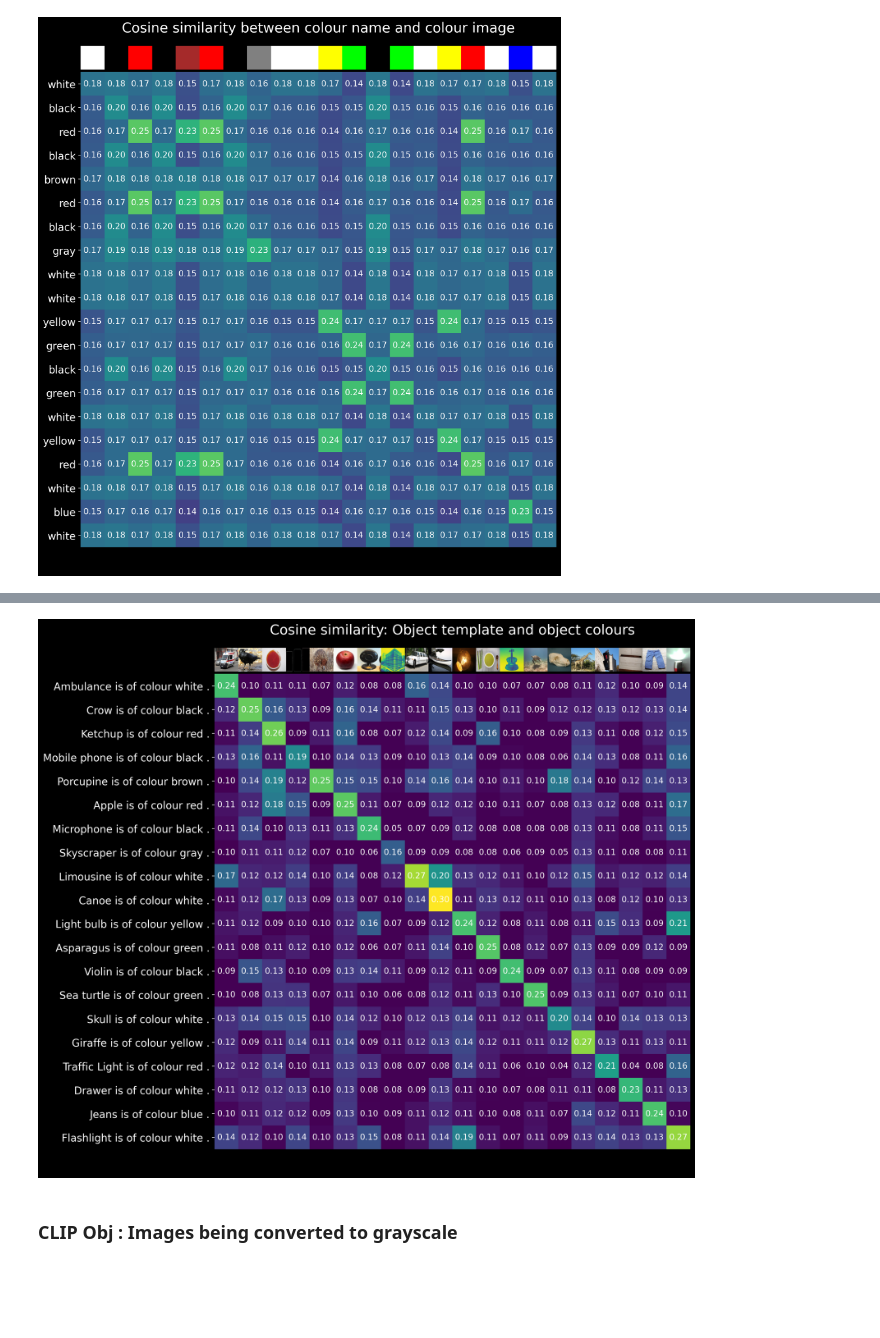
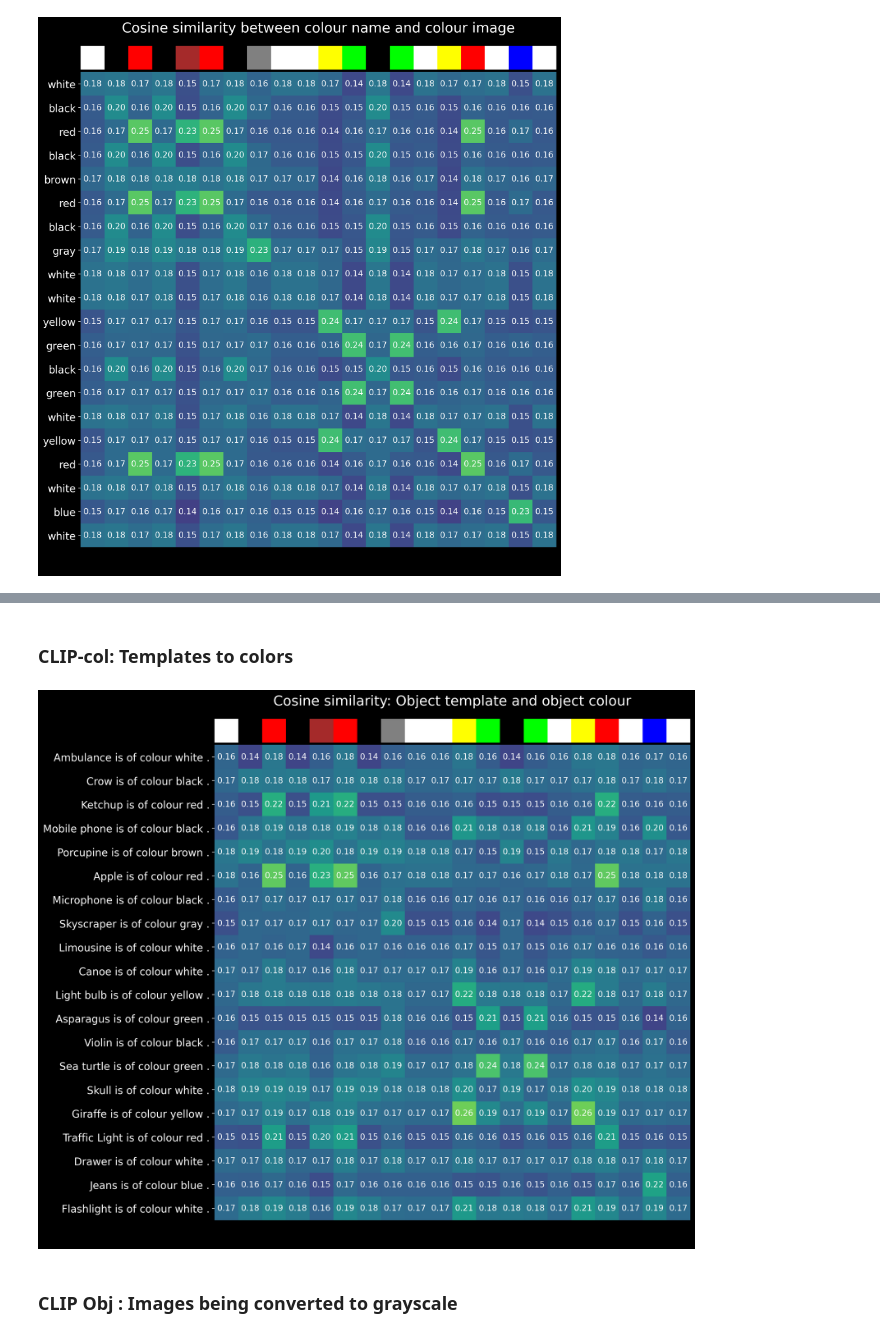
Before and after one commit to ShawonAshraf/multi-modal-semantics, a Jupyter notebook: assignment_2/03ex_colours_vlmodels_clip_wzeroshot.ipynb, the cells around one changed output, grey strips where cells are left out. Cells and saved outputs as stored; diff of their text form; code cells hidden in the pictures; blank space fills up the shorter version.

```diff
--- a/assignment_2/03ex_colours_vlmodels_clip_wzeroshot.ipynb
+++ b/assignment_2/03ex_colours_vlmodels_clip_wzeroshot.ipynb
@@ -370,6 +374,4 @@ def get_features(image_input, text_tokens, model=model, norm=True):
     return image_features, text_features
 
 colour_image_features, colour_name_features = get_features(image_input, text_tokens)
+similarity = get_similarity(colour_name_features, colour_image_features)
-# %%
-similarity = colour_name_features.cpu().numpy() @ colour_image_features.cpu().numpy().T
-similarity.shape
@@ -493,5 +491,9 @@ color_similarity = get_similarity(text_features, image_features)
+# %% [markdown]
+### CLIP-col: Templates to colors
 # %%
-plot_conf_matrix(templates, object_images, color_similarity,
-                    "Cosine similarity: Object template and object colours")
+# use features from above
+colour_similarity = get_similarity(text_features, colour_image_features)
+plot_conf_matrix(templates, reference_colour_images, colour_similarity,
+                    "Cosine similarity: Object template and object colour")
 # %% [output]
-[figure, old version]
+[figure, new version]
```
Also changed, not shown: parts of 13 cells of this notebook.
